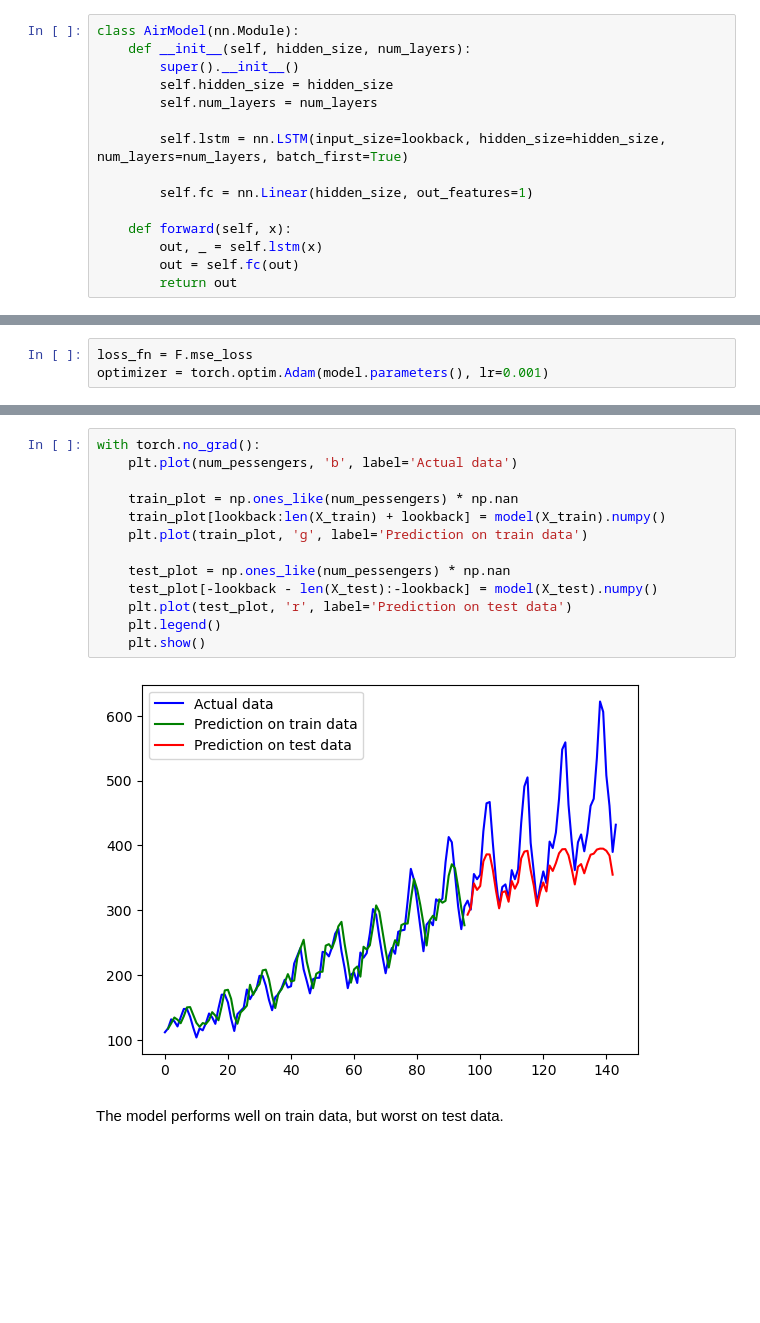
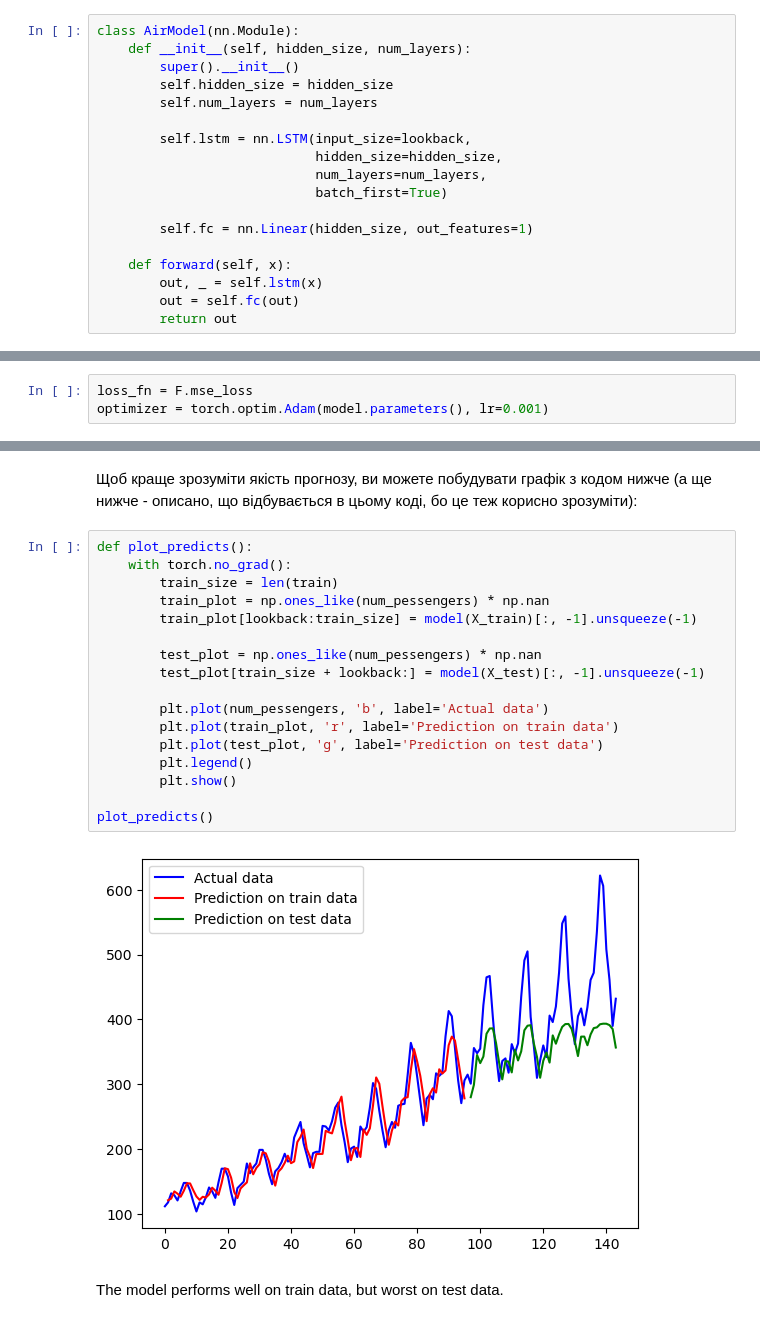
Before and after one commit to nvkoval/ML_for_people_course, a Jupyter notebook: HW_4_3_LSTM_for_Time_Series.ipynb, the cells around one changed output, grey strips where cells are left out. Saved outputs shown, nothing was run; the diff lists cells and outputs as text; blank space fills up the shorter version.

```diff
--- a/HW_4_3_LSTM_for_Time_Series.ipynb
+++ b/HW_4_3_LSTM_for_Time_Series.ipynb
@@ -137,7 +137,10 @@ class AirModel(nn.Module):
         self.hidden_size = hidden_size
         self.num_layers = num_layers
 
-        self.lstm = nn.LSTM(input_size=lookback, hidden_size=hidden_size, num_layers=num_layers, batch_first=True)
+        self.lstm = nn.LSTM(input_size=lookback,
+                            hidden_size=hidden_size,
+                            num_layers=num_layers,
+                            batch_first=True)
 
         self.fc = nn.Linear(hidden_size, out_features=1)
 
@@ -271,17 +277,23 @@ plt.show()
+# %% [markdown]
+Щоб краще зрозуміти якість прогнозу, ви можете побудувати графік з кодом нижче (а ще нижче - описано, що відбувається в цьому коді, бо це теж корисно зрозуміти):
 # %%
-with torch.no_grad():
-    plt.plot(num_pessengers, 'b', label='Actual data')
+def plot_predicts():
+    with torch.no_grad():
+        train_size = len(train)
+        train_plot = np.ones_like(num_pessengers) * np.nan
+        train_plot[lookback:train_size] = model(X_train)[:, -1].unsqueeze(-1)
 
-    train_plot = np.ones_like(num_pessengers) * np.nan
-    train_plot[lookback:len(X_train) + lookback] = model(X_train).numpy()
-    plt.plot(train_plot, 'g', label='Prediction on train data')
+        test_plot = np.ones_like(num_pessengers) * np.nan
+        test_plot[train_size + lookback:] = model(X_test)[:, -1].unsqueeze(-1)
 
-    test_plot = np.ones_like(num_pessengers) * np.nan
-    test_plot[-lookback - len(X_test):-lookback] = model(X_test).numpy()
-    plt.plot(test_plot, 'r', label='Prediction on test data')
-    plt.legend()
-    plt.show()
+        plt.plot(num_pessengers, 'b', label='Actual data')
+        plt.plot(train_plot, 'r', label='Prediction on train data')
+        plt.plot(test_plot, 'g', label='Prediction on test data')
+        plt.legend()
+        plt.show()
+
+plot_predicts()
 # %% [output]
-[figure, old version]
+[figure, new version]
 # %% [markdown]
 The model performs well on train data, but worst on test data.
```
Also changed, not shown: parts of 10 cells of this notebook.
